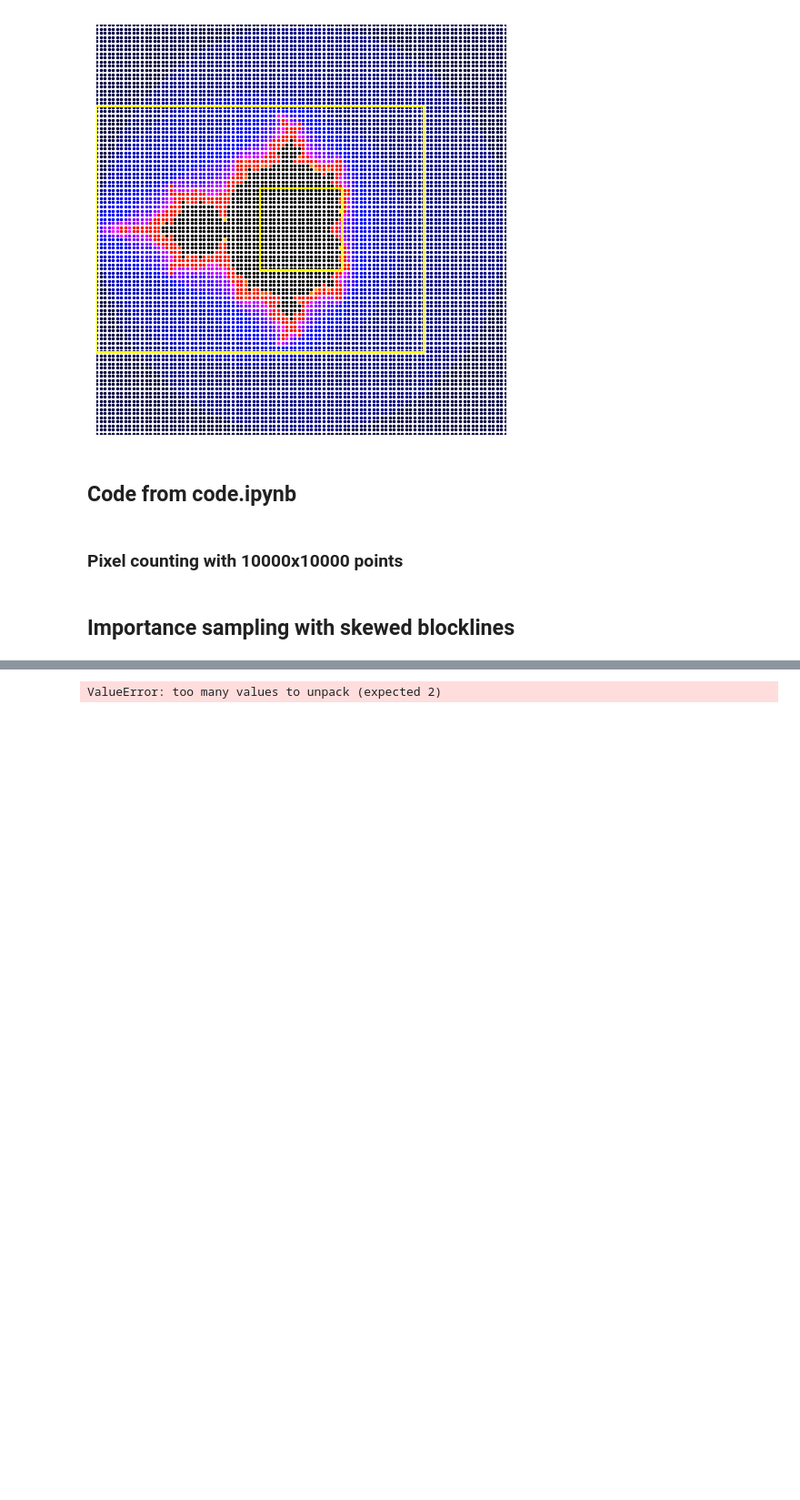
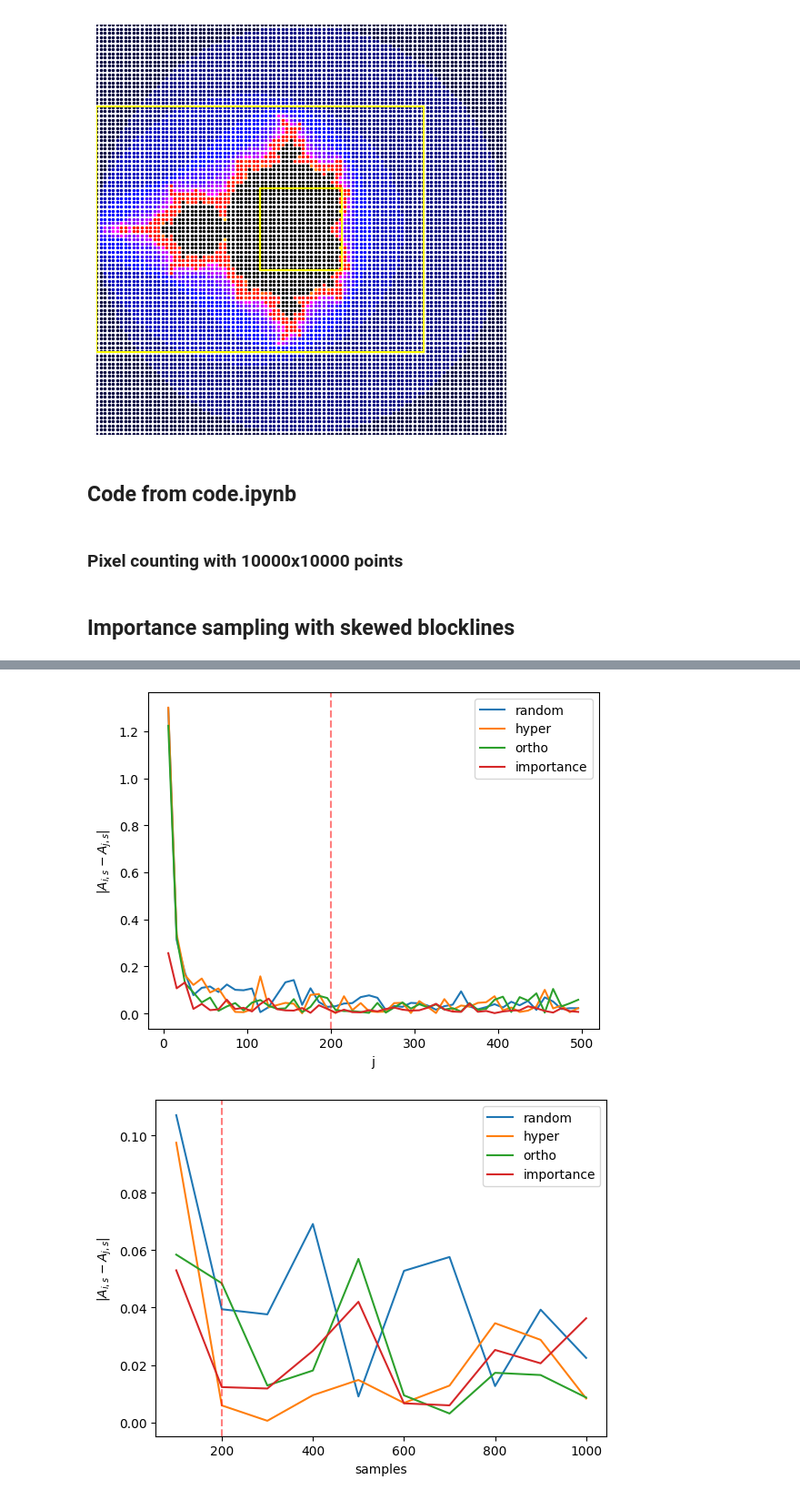
Before and after one commit to sachagijsbers/stochastic_1, a Jupyter notebook: importance_sampling_code.ipynb, the cells around one changed output, grey strips where cells are left out. Shown at 91% size. Cells and saved outputs as stored; diff of their text form; code cells hidden in the pictures; blank space fills up the shorter version.

```diff
--- a/importance_sampling_code.ipynb
+++ b/importance_sampling_code.ipynb
@@ -164,39 +164,6 @@ def area_mandelbrot(max_iter, samples_raw, runs, sampling_type = 'random', visua
         return area, std, x_list, y_list
     else:
         return area, std, area_runs
-
-def interations_diffs(iterations,samplesize, type_sampling, runs=100):
-    j_list = []
-    for j in range(6, iterations, 10):
-        j_list.append(j)
-
-    total = area_mandelbrot(j_list[-1],samplesize,runs, sampling_type = type_sampling)[0]
-    diffs = []
-    std_list = []
-    area_runs_list = []
-    for j in j_list:
-        area, std, area_runs = area_mandelbrot(j, samplesize, runs, sampling_type = type_sampling)
-        diffs.append(abs(total-area))
-        std_list.append(std)
-        area_runs_list.append(area_runs)
-    return j_list, diffs, std_list, area_runs_list, total
-
-def sampling_diffs(samples, iterationsize, type_sampling, runs=100):
-    z_list = []
-    for z in range(100, samples, 100):
-        z_list.append(z)
-
-    total = area_mandelbrot(iterationsize,z_list[-1],runs, sampling_type = type_sampling)[0]
-    diffs = []
-    std_list = []
-    area_runs_list = []
-    for z in z_list:
-        area, std, area_runs = area_mandelbrot(iterationsize, z, runs, sampling_type = type_sampling)
-        diffs.append(abs(total-area))
-        std_list.append(std)
-        area_runs_list.append(area_runs)
-
-    return z_list, diffs, std_list, area_runs_list, total
 # %% [markdown]
 ### Pixel counting with 10000x10000 points
 # %%
@@ -405,35 +466,36 @@ plt.show()
 # Sizes and fixed sizes of iterations and samples
 samples = 1001
 iterations = 501
 # np.random.seed(48)
 type_sampling_list = ['random', 'hyper', 'ortho']
 samplesize = 200
 iterationsize = 200
 
 # Convergence of iterations
 np.random.seed(3)
 for sampling_type in type_sampling_list:
-    j_list, diffs = interations_diffs(iterations, samplesize, sampling_type)
+    j_list, diffs, _,_,_ = interations_diffs(iterations, samplesize, sampling_type)
     plt.plot(j_list, diffs, label = f"{sampling_type}")
-j_list_imp, diffs_imp = interations_diffs_importance(iterations, samplesize)
+j_list_imp, diffs_imp,_,_,_ = interations_diffs_importance(iterations, samplesize)
 plt.plot(j_list_imp, diffs_imp, label = f"importance")
 plt.legend()
 plt.ylabel('$|A_{i,s} - A_{j,s}|$')
 plt.xlabel('j')
 plt.axvline(x = 200, color = 'red', linestyle = '--', alpha = 0.5)
 plt.show()
 
 # Convergence of samplesize
 np.random.seed(3)
 for sampling_type in type_sampling_list:
-    z_list, diffs = sampling_diffs(samples, iterationsize, sampling_type)
+    z_list, diffs,_,_,_ = sampling_diffs(samples, iterationsize, sampling_type)
     plt.plot(z_list, diffs, label = f"{sampling_type}")
-z_list_imp, diffs_imp = sampling_diffs_importance(samples, iterationsize)
+z_list_imp, diffs_imp,_,_,_ = sampling_diffs_importance(samples, iterationsize)
 plt.plot(z_list_imp, diffs_imp, label = f"importance")
 plt.legend()
 plt.ylabel('$|A_{i,s} - A_{j,s}|$')
 plt.xlabel('samples')
 plt.axvline(x = 200, color = 'red', linestyle = '--', alpha = 0.5)
 plt.show()
 # %% [output]
-ValueError: too many values to unpack (expected 2)
+[figure, added]
+[figure, added]
```
Also changed, not shown: parts of 11 cells of this notebook, 8 other files.
